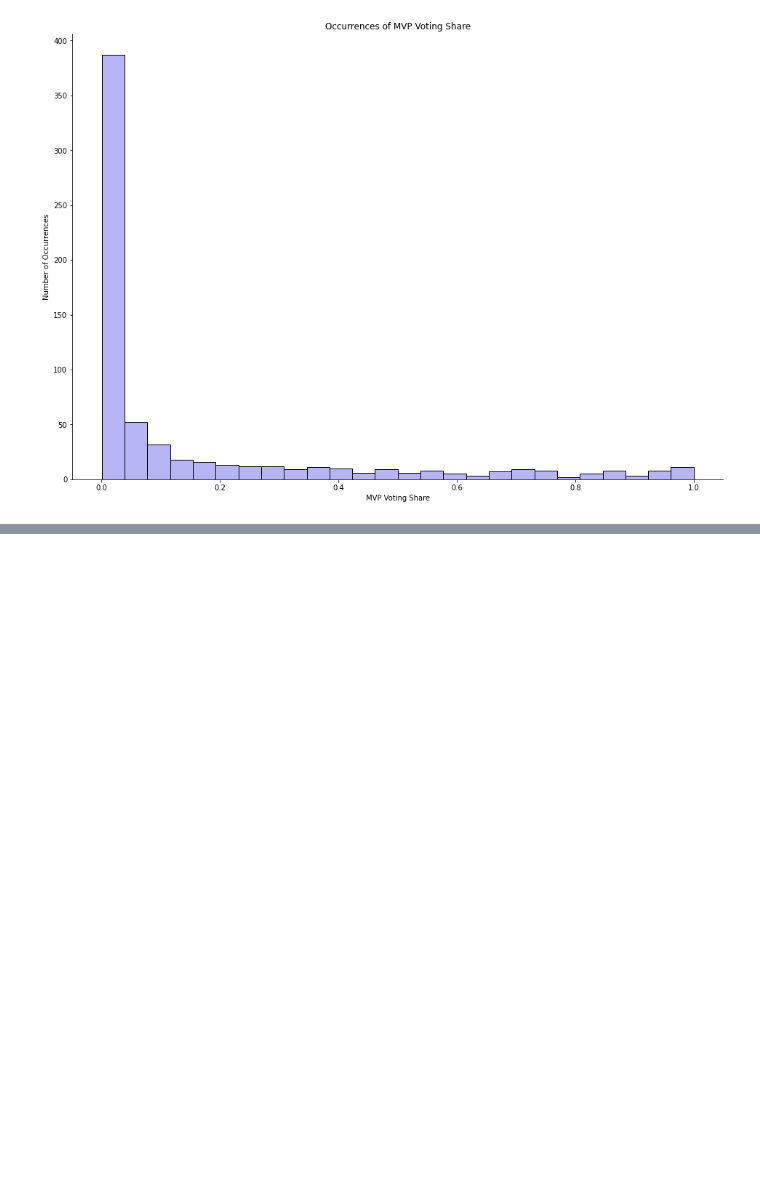
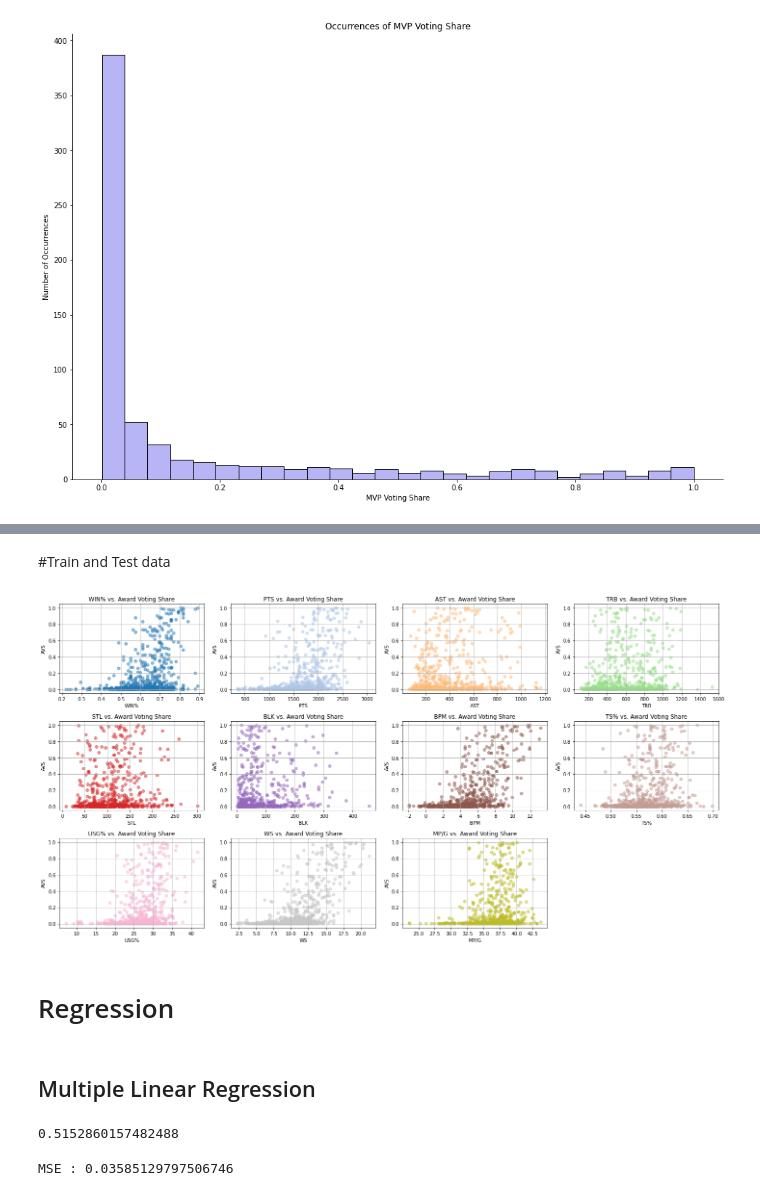
Before and after one commit to biepansiri01/nbamvpprediction, a Jupyter notebook: mvpprediction.ipynb, the cells around one changed output, grey strips where cells are left out. Saved outputs shown, nothing was run; the diff lists cells and outputs as text; code cells hidden in the pictures; blank space fills up the shorter version.

```diff
--- a/mvpprediction.ipynb
+++ b/mvpprediction.ipynb
@@ -60,0 +101,6 @@ hist.fig.set_figheight(10)
+# %%
+selected_feature = ["WIN%", "PTS", "AST", "TRB", "STL", "BLK", "BPM", "TS%", "USG%", "WS", "MP/G", ]
+# %%
+train_df = mvp_candidate.loc[(mvp_candidate["YEAR"] < 2020)]
+train_df = train_df[selected_feature+["YEAR","Voting_Share"]]
+train_df
@@ -60,0 +139,26 @@ hist.fig.set_figheight(10)
+# %% [markdown]
+#Train and Test data
+# %%
+X_train = train_df.drop(columns = ["YEAR","Voting_Share"])
+y_train = train_df["Voting_Share"]
+
+X_test = test_df.drop(columns = ["Voting_Share"])
+y_test = test_df["Voting_Share"]
+# %%
+color=iter(plt.cm.tab20(np.linspace(0, 1, len(train_df.columns))))
+
+plt.figure(figsize=(20, 20))
+for ifeature, feature in enumerate(X_train.columns):
+
+    plt.subplot(6, 4, ifeature+1)
+
+    plt.title("{} vs. Award Voting Share".format(feature))
+    plt.xlabel(feature)
+    plt.ylabel('AVS')
+    plt.scatter(X_train[feature], y_train, color=next(color), alpha=0.5)
+    plt.grid(True)
+    plt.tight_layout()
+# %% [output]
+[figure, added]
+# %% [markdown]
+# Regression
@@ -60,0 +168,2 @@ hist.fig.set_figheight(10)
+# %% [markdown]
+## Multiple Linear Regression
@@ -60,0 +173,11 @@ hist.fig.set_figheight(10)
+# %%
+mlr.score(X_train, y_train) #R^2
+# %% [output]
+0.5152860157482488
+# %%
+y_true = y_test.to_list()
+y_pred = mlr.predict(X_test)
+
+print(f"MSE : {mean_squared_error(y_true, y_pred)}")
+# %% [output]
+MSE : 0.03585129797506746
```
Also changed, not shown: parts of 14 cells of this notebook.
